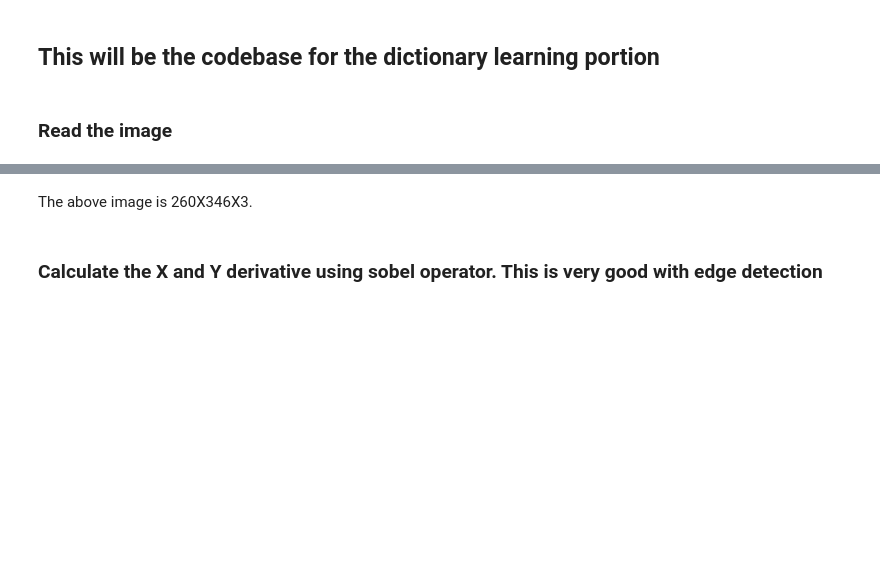
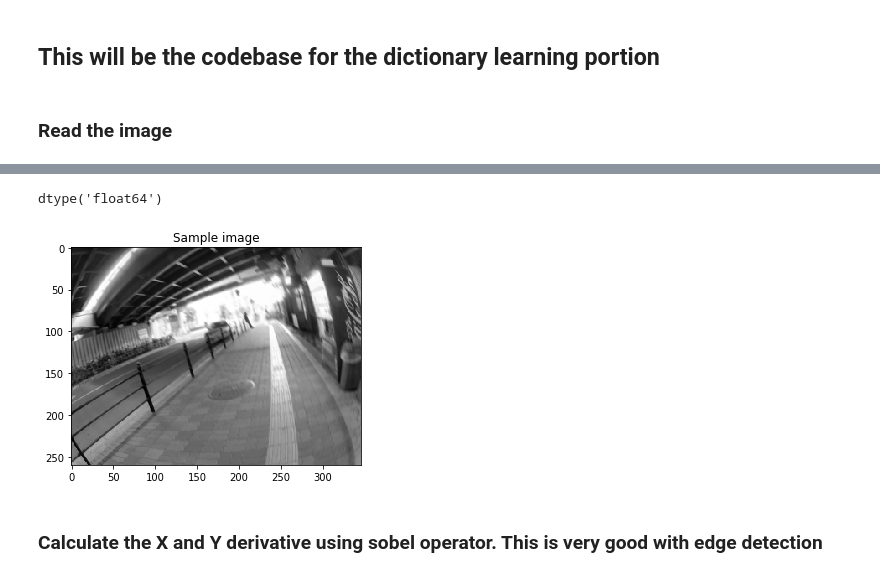
Before and after one commit to SudeshnaBora/Computer_Vision, a Jupyter notebook: code/Learning Phase.ipynb, the cells around one changed output, grey strips where cells are left out. Saved outputs shown, nothing was run; the diff lists cells and outputs as text; code cells hidden in the pictures; blank space fills up the shorter version.

Commit message:
using floats and voxel grids

```diff
--- a/code/Learning Phase.ipynb
+++ b/code/Learning Phase.ipynb
@@ -26,5 +22,13 @@ image.shape
-# %% [markdown]
-The above image is 260X346X3.
+# %%
+image.dtype
+# %% [output]
+dtype('float64')
+# %%
+plt.imshow(image, cmap='gray')
+plt.title('Sample image')
+plt.show()
+# %% [output]
+[figure, added]
 # %% [markdown]
 ### Calculate the X and Y derivative using sobel operator. This is very good with edge detection
 # %%
```
Also changed, not shown: parts of 26 cells of this notebook.
